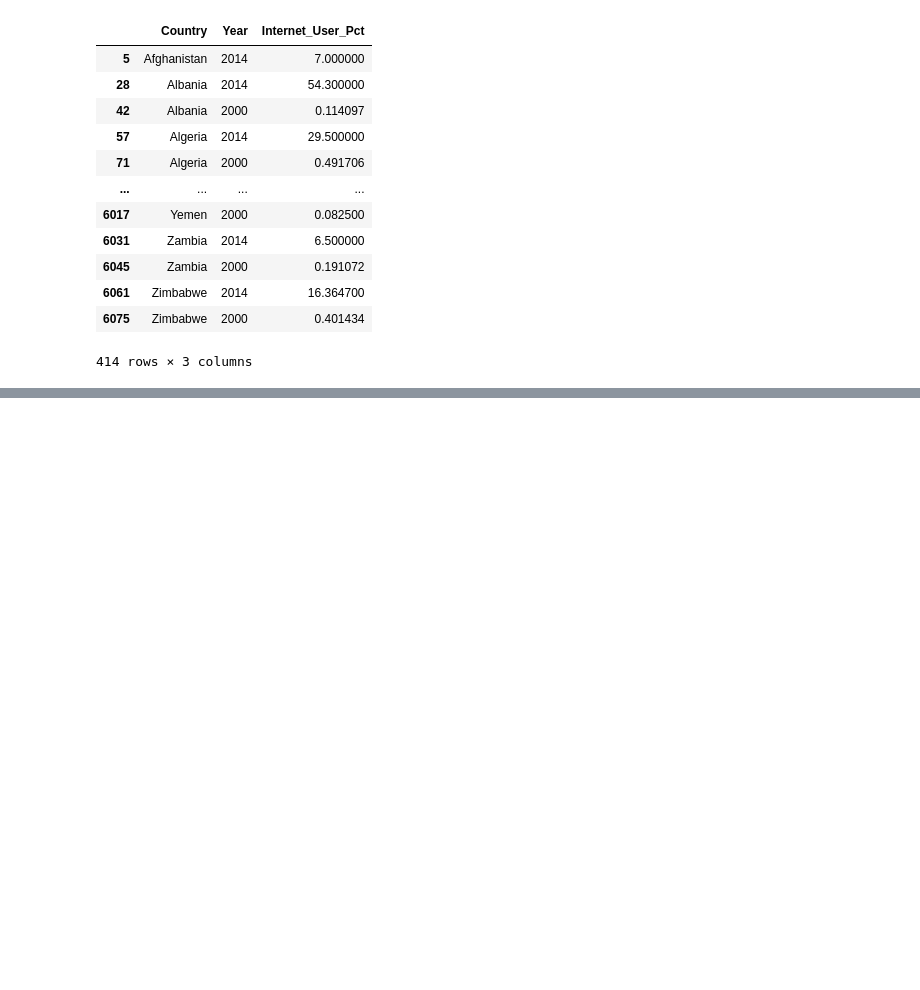
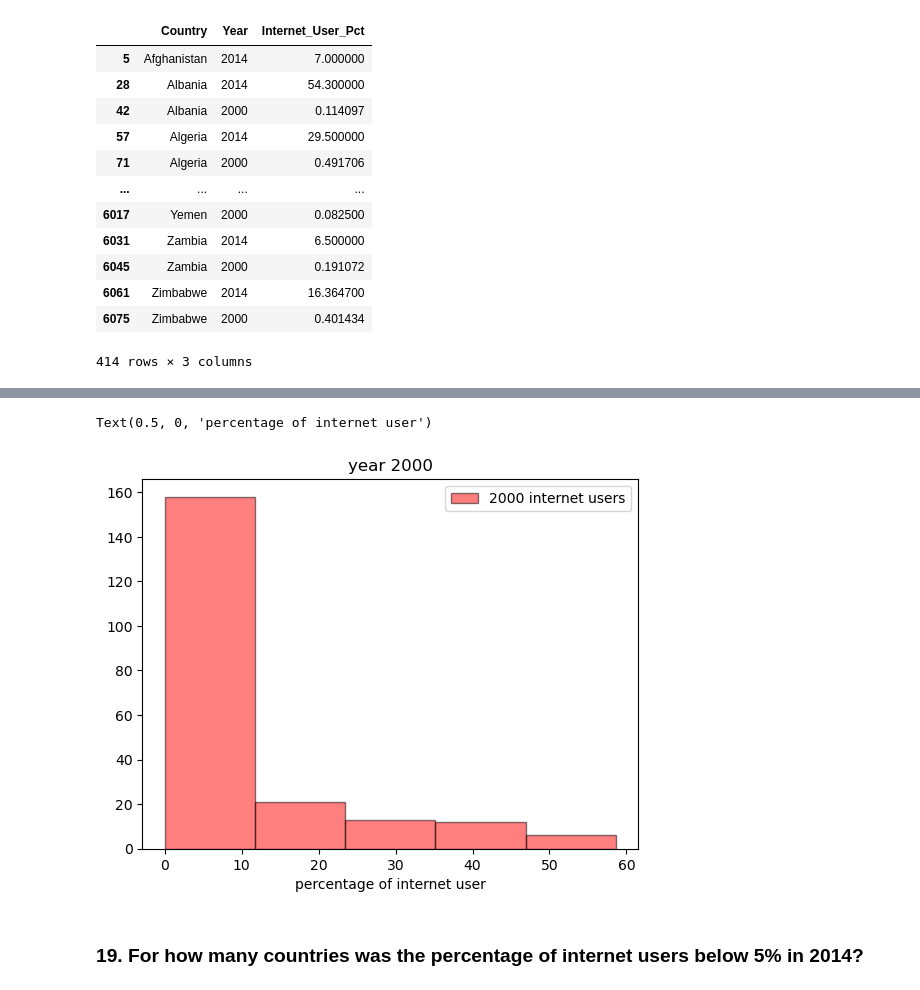
Before and after one commit to NSS-Data-Analytics-Cohort-13/un-exploration-zaheeruddinlodhi, a Jupyter notebook: Notebooks/UN_Project.ipynb, the cells around one changed output, grey strips where cells are left out. Cells and saved outputs as stored; diff of their text form; code cells hidden in the pictures; blank space fills up the shorter version.

```diff
--- a/Notebooks/UN_Project.ipynb
+++ b/Notebooks/UN_Project.ipynb
@@ -475,0 +528,10 @@ df_filtered
+# %%
+plt.hist(data_2000['Internet_User_Pct'], bins = 5, alpha = 0.5, label = '2000 internet users', color ='red', edgecolor = 'black')
+plt.legend()
+plt.title("year 2000")
+plt.xlabel("percentage of internet user")
+# %% [output]
+Text(0.5, 0, 'percentage of internet user')
+[figure, added]
+# %% [markdown]
+### 19. For how many countries was the percentage of internet users below 5% in 2014?
```
Also changed, not shown: parts of 41 cells of this notebook.
